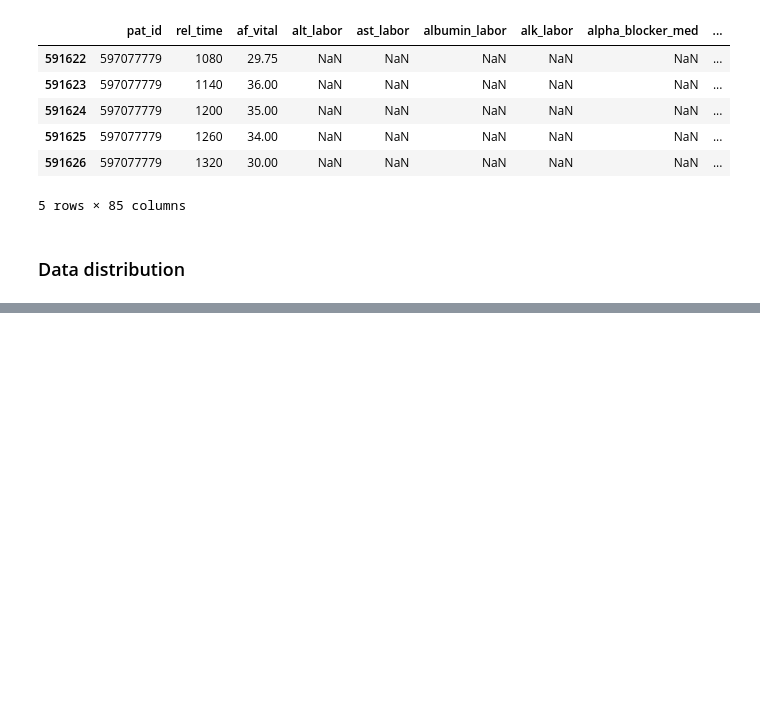
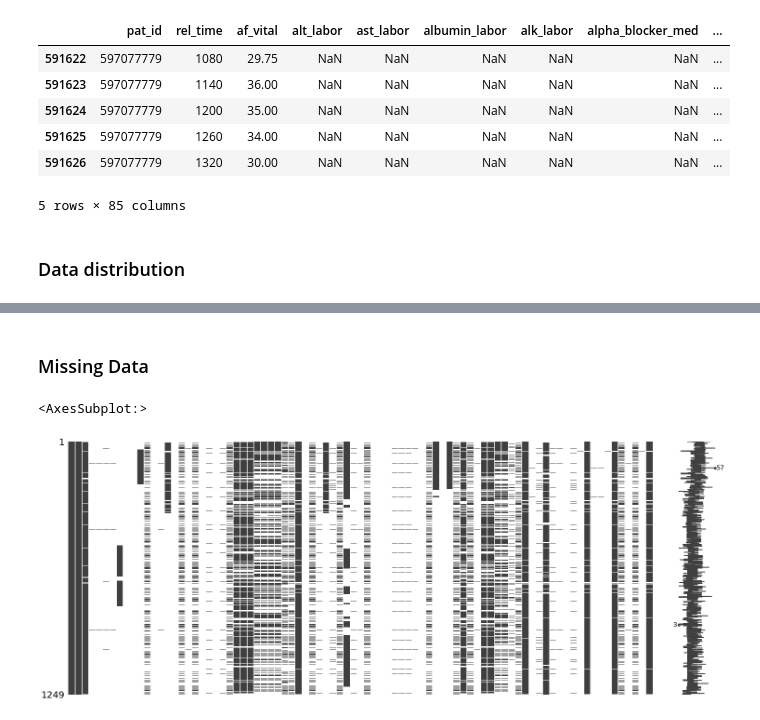
Before and after one commit to yjaenike/master-thesis, a Jupyter notebook: data_eda.ipynb, the cells around one changed output, grey strips where cells are left out. Saved outputs shown, nothing was run; the diff lists cells and outputs as text; code cells hidden in the pictures; blank space fills up the shorter version.

```diff
--- a/data_eda.ipynb
+++ b/data_eda.ipynb
@@ -137,0 +171,8 @@ Creating column 83/85 - syst_nbd_vitalaborator_med
+# %% [markdown]
+### Missing Data
+# %%
+# example of one patient
+msno.matrix(uke_df[uke_df['pat_id'] == "525108576"])
+# %% [output]
+<AxesSubplot:>
+[figure, added]
```
Also changed, not shown: parts of 24 cells of this notebook, 3 other files.
